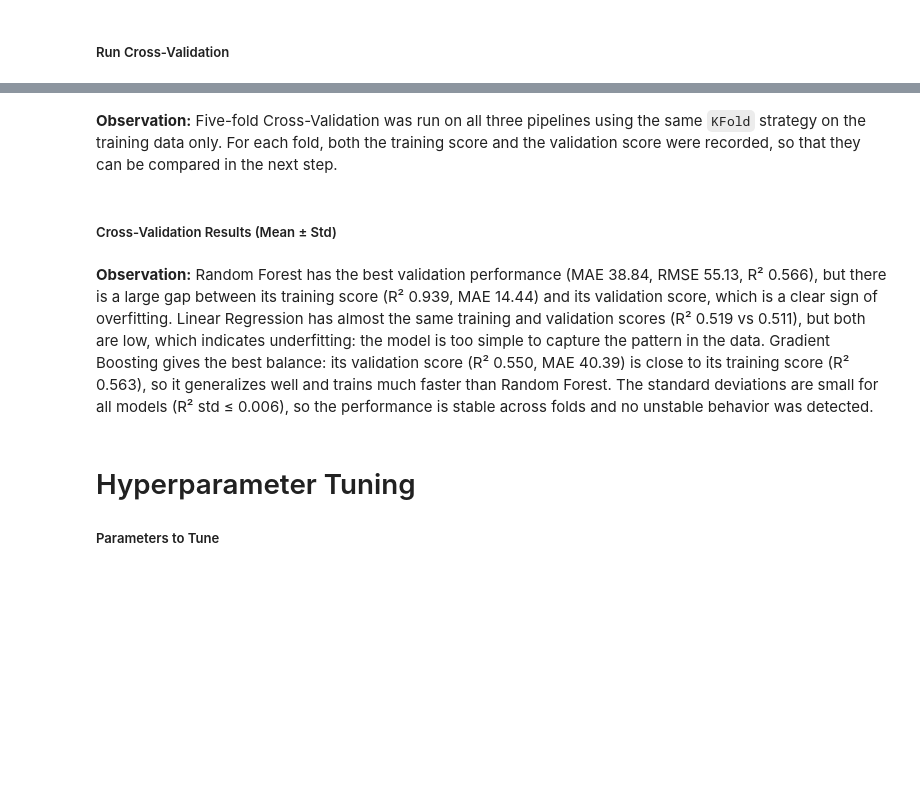
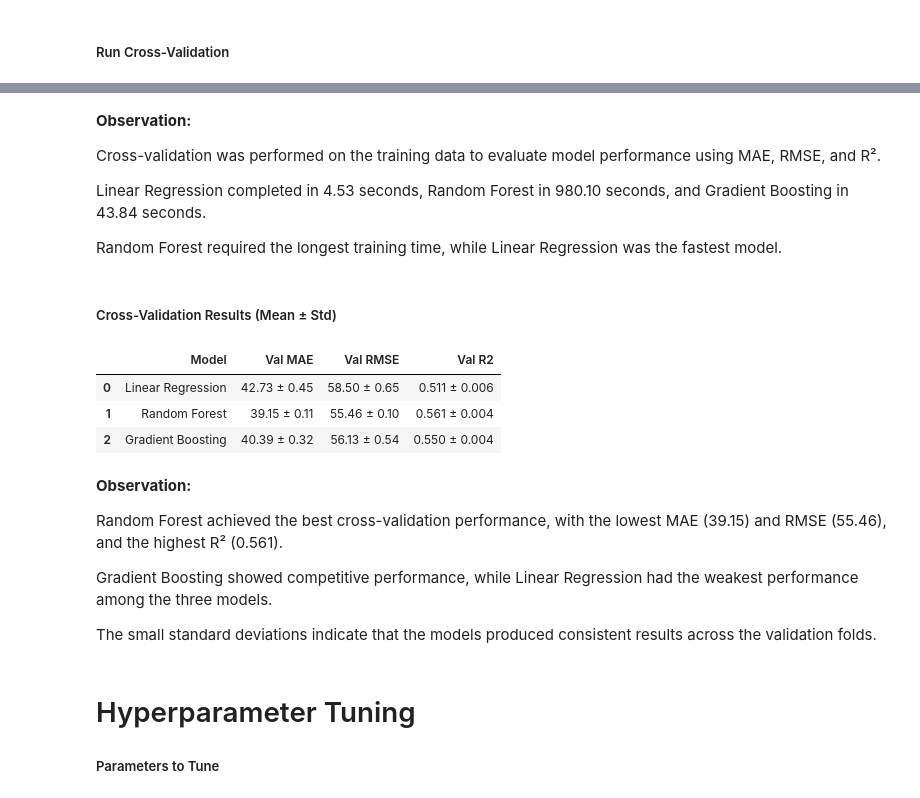
Before and after one commit to samaaali76/Task1-machine-learning, a Jupyter notebook: Notebook.ipynb, the cells around one changed output, grey strips where cells are left out. Cells and saved outputs as stored; diff of their text form; code cells hidden in the pictures; blank space fills up the shorter version.

```diff
--- a/Notebook.ipynb
+++ b/Notebook.ipynb
@@ -1837,27 +1843,40 @@ KeyboardInterrupt:
 # %% [markdown]
-**Observation:** Five-fold Cross-Validation was run on all three pipelines using the same `KFold` strategy on the training data only. For each fold, both the training score and the validation score were recorded, so that they can be compared in the next step.
+**Observation:**
+
+Cross-validation was performed on the training data to evaluate model performance using MAE, RMSE, and R².
+
+Linear Regression completed in 4.53 seconds, Random Forest in 980.10 seconds, and Gradient Boosting in 43.84 seconds.
+
+Random Forest required the longest training time, while Linear Regression was the fastest model.
 # %% [markdown]
 ##### Cross-Validation Results (Mean ± Std)
 # %%
 cv_summary = []
 
 for name, scores in cv_results.items():
     cv_summary.append({
         "Model": name,
-        "Train MAE": f"{-scores['train_mae'].mean():.2f} ± {scores['train_mae'].std():.2f}",
         "Val MAE": f"{-scores['test_mae'].mean():.2f} ± {scores['test_mae'].std():.2f}",
-        "Train RMSE": f"{-scores['train_rmse'].mean():.2f} ± {scores['train_rmse'].std():.2f}",
         "Val RMSE": f"{-scores['test_rmse'].mean():.2f} ± {scores['test_rmse'].std():.2f}",
-        "Train R2": f"{scores['train_r2'].mean():.3f} ± {scores['train_r2'].std():.3f}",
-        "Val R2": f"{scores['test_r2'].mean():.3f} ± {scores['test_r2'].std():.3f}",
-        "R2 Gap (Train - Val)": round(scores['train_r2'].mean() - scores['test_r2'].mean(), 3)
+        "Val R2": f"{scores['test_r2'].mean():.3f} ± {scores['test_r2'].std():.3f}"
     })
 
 cv_summary_df = pd.DataFrame(cv_summary)
 
 cv_summary_df
+# %% [output]
+|  | Model | Val MAE | Val RMSE | Val R2 |
+| 0 | Linear Regression | 42.73 ± 0.45 | 58.50 ± 0.65 | 0.511 ± 0.006 |
+| 1 | Random Forest | 39.15 ± 0.11 | 55.46 ± 0.10 | 0.561 ± 0.004 |
+| 2 | Gradient Boosting | 40.39 ± 0.32 | 56.13 ± 0.54 | 0.550 ± 0.004 |
 # %% [markdown]
-**Observation:** Random Forest has the best validation performance (MAE 38.84, RMSE 55.13, R² 0.566), but there is a large gap between its training score (R² 0.939, MAE 14.44) and its validation score, which is a clear sign of overfitting. Linear Regression has almost the same training and validation scores (R² 0.519 vs 0.511), but both are low, which indicates underfitting: the model is too simple to capture the pattern in the data. Gradient Boosting gives the best balance: its validation score (R² 0.550, MAE 40.39) is close to its training score (R² 0.563), so it generalizes well and trains much faster than Random Forest. The standard deviations are small for all models (R² std ≤ 0.006), so the performance is stable across folds and no unstable behavior was detected.
+**Observation:**
+
+Random Forest achieved the best cross-validation performance, with the lowest MAE (39.15) and RMSE (55.46), and the highest R² (0.561).
+
+Gradient Boosting showed competitive performance, while Linear Regression had the weakest performance among the three models.
+
+The small standard deviations indicate that the models produced consistent results across the validation folds.
 # %% [markdown]
 # Hyperparameter Tuning
 ##### Parameters to Tune
```
Also changed, not shown: parts of 35 cells of this notebook, 4 other files.
